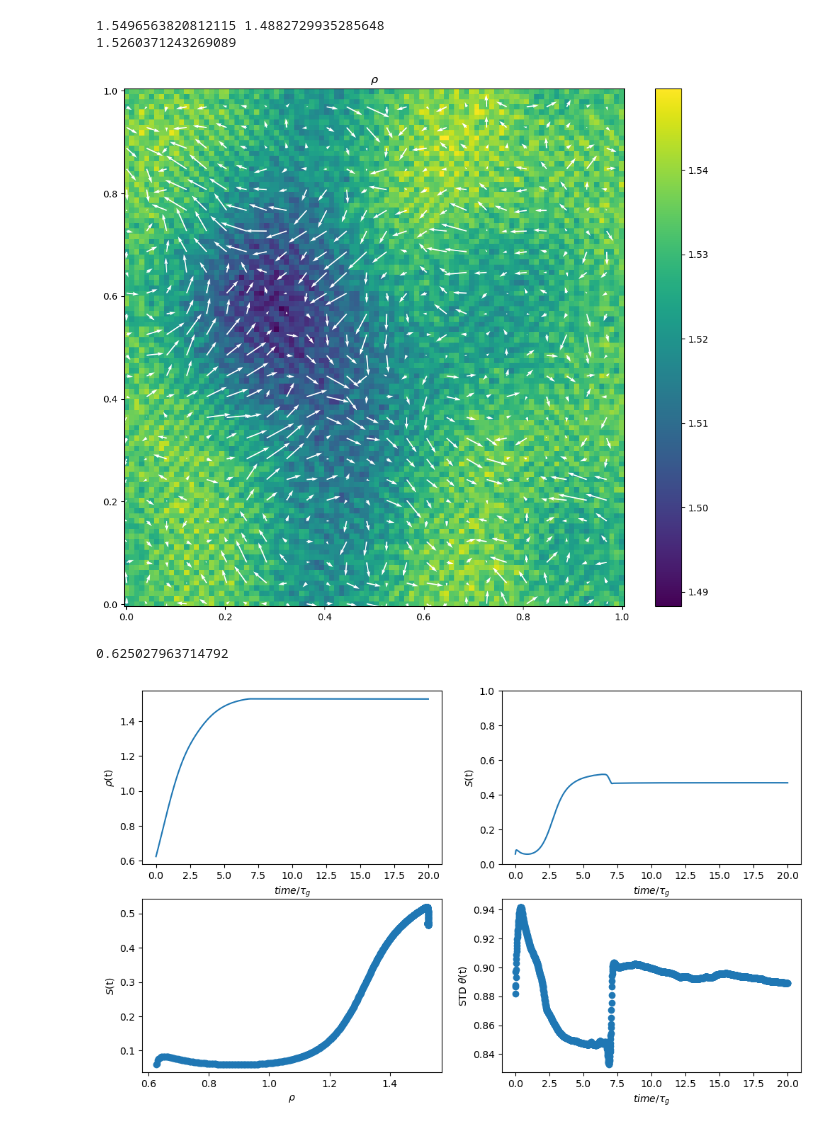
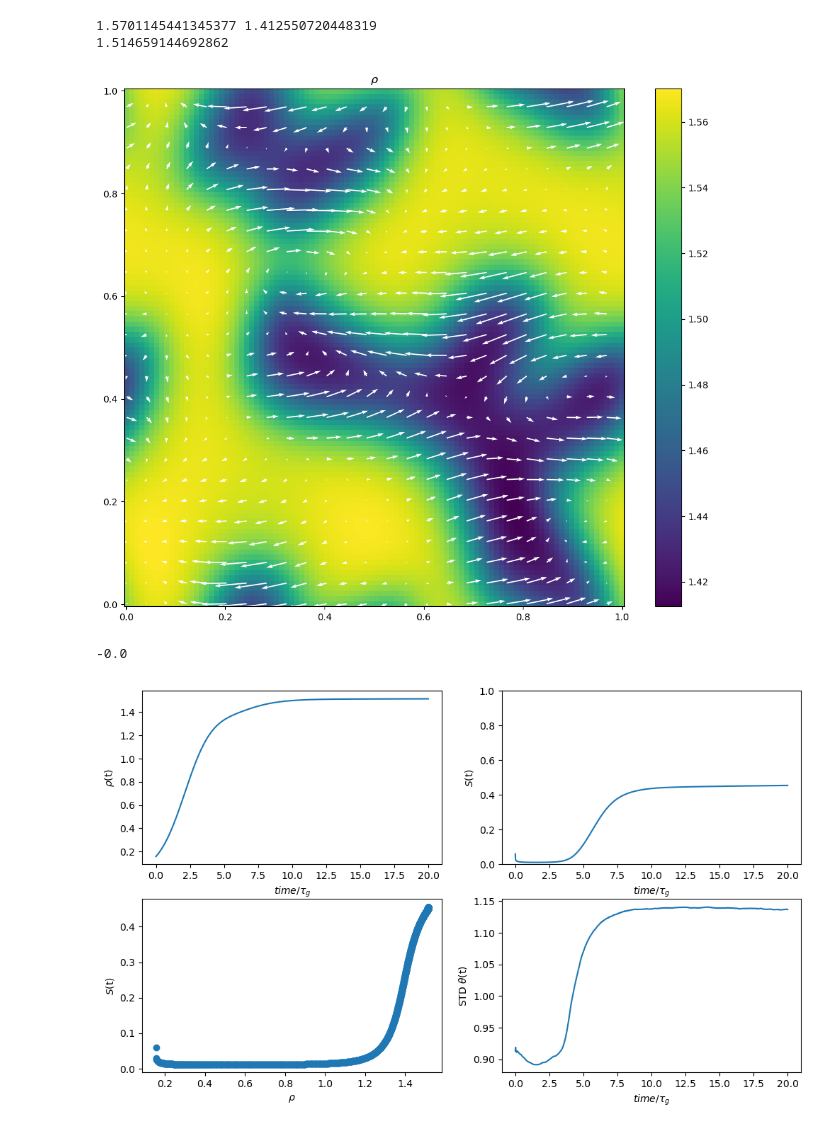
Before and after one commit to toshi-physics/myPSS-friction, a Jupyter notebook: analysis/model_Q_v_rho/display_model_Q_v_rho.ipynb, the cells around one changed output. Cells and saved outputs as stored; diff of their text form; code cells hidden in the pictures.

```diff
--- a/analysis/model_Q_v_rho/display_model_Q_v_rho.ipynb
+++ b/analysis/model_Q_v_rho/display_model_Q_v_rho.ipynb
@@ -5,18 +5,18 @@ import json, os
 # %%
 run = 1
 Gamma0 = 50.00
-rhoseed = 2.0 #0.9#0.16
+rhoseed = 0.5 #0.9#0.16
 rgamma = 2.0
 gammaxx=1.0
-gammayy=gammaxx/rgamma
+gammayy=gammaxx*rgamma
 
 p0 = 1
-alpha = 0.1
+alpha = 1
 D = 4
-chi = 5
+chi = 4
 
 #pdir = '../../data/model_Q_v_rho/gamma0_{:1.1f}_rhoseed_{}_gammaxx_{:1.1f}/p0_{:1.2f}_alpha_{:1.2f}_D_{:1.2f}_chi_{:1.2f}/run_{:d}/'.format(Gamma0, rhoseed, gammaxx, p0, alpha, D, chi, run)
-pdir = '../../data/model_Q_v_rho/gamma0_{:1.1f}_rhoseed_{}_rgamma_{:1.1f}/p0_{:1.2f}_alpha_{:1.2f}_D_{:1.2f}_chi_{:1.2f}/run_{:d}/'.format(Gamma0, rhoseed, rgamma, p0, alpha, D, chi, run)
+pdir = '../../data/model_Q_v_rho_heaviside/gamma0_{:1.1f}_rhoseed_{}_rgamma_{:1.1f}/p0_{:1.2f}_alpha_{:1.2f}_D_{:1.2f}_chi_{:1.2f}/run_{:d}/'.format(Gamma0, rhoseed, rgamma, p0, alpha, D, chi, run)
 
 datadir = pdir+'data/'
 
@@ -56,6 +56,11 @@ fig, ax=plt.subplots(figsize=(12,10))
 n=1999
 
 field = np.loadtxt(datadir+'rho.csv.{:d}'.format(n), delimiter=',')
+#Qx = np.loadtxt(datadir+'Qxx.csv.{:d}'.format(n), delimiter=',')
+#Qy = np.loadtxt(datadir+'Qxy.csv.{:d}'.format(n), delimiter=',')
+#S2 = Qx**2 + Qy**2
+#rhoend = rhoisoend + (rhonemend-rhoisoend)*S2
+#Gamma = np.heaviside(Gamma0*np.tanh(rhoend-field),0)
 vx = np.loadtxt(datadir+'vx.csv.{:d}'.format(n), delimiter=',')
 vy = np.loadtxt(datadir+'vy.csv.{:d}'.format(n), delimiter=',')
 p_factor = 4
@@ -70,22 +75,24 @@ plt.colorbar(ctrf[0])
 plt.title(r"$\rho$")
 plt.show()
 # %% [output]
-1.5496563820812115 1.4882729935285648
-1.5260371243269089
+1.5701145441345377 1.412550720448319
+1.514659144692862
-[figure, old version]
+[figure, new version]
 # %%
 Rho = np.loadtxt(pdir+'/processed_data/meanrho.csv', delimiter=',')
-print(Rho[0])
 Ssum= np.loadtxt(pdir+'/processed_data/meanS.csv', delimiter=',')
 stdtheta = np.loadtxt(pdir+'/processed_data/stdtheta.csv', delimiter=',')
 meantheta = np.loadtxt(pdir+'/processed_data/meantheta.csv', delimiter=',')
+Rhoend = rhoisoend + (rhonemend-rhoisoend)*Ssum**2
+Gamma_rho = Gamma0*np.heaviside(np.tanh(Rhoend - Rho),0)*np.tanh(Rhoend - Rho)
+print(Gamma_rho[-1])
 fig, ax = plt.subplots(figsize=(12,7), ncols=2, nrows=2)
 ax[0,0].plot(times, Rho); ax[0,0].set_xlabel(r'$time/\tau_g$'); ax[0,0].set_ylabel(r'$\rho$(t)');
 ax[0,1].plot(times, Ssum); ax[0,1].set_xlabel(r'$time/\tau_g$'); ax[0,1].set_ylabel(r'$S$(t)');
 ax[0,1].set_ylim(0,1);
 ax[1,0].scatter(Rho, Ssum); ax[1,0].set_xlabel(r'$\rho$'); ax[1,0].set_ylabel(r'$S$(t)');
-ax[1,1].scatter(times, stdtheta); ax[1,1].set_xlabel(r'$time/\tau_g$'); ax[1,1].set_ylabel(r'STD $\theta$(t)');
+ax[1,1].plot(times, stdtheta); ax[1,1].set_xlabel(r'$time/\tau_g$'); ax[1,1].set_ylabel(r'STD $\theta$(t)');
 # %% [output]
-0.625027963714792
+-0.0
-[figure, old version]
+[figure, new version]
 # %%
```
Also changed, not shown: parts of 3 cells of this notebook, 2 other files.
